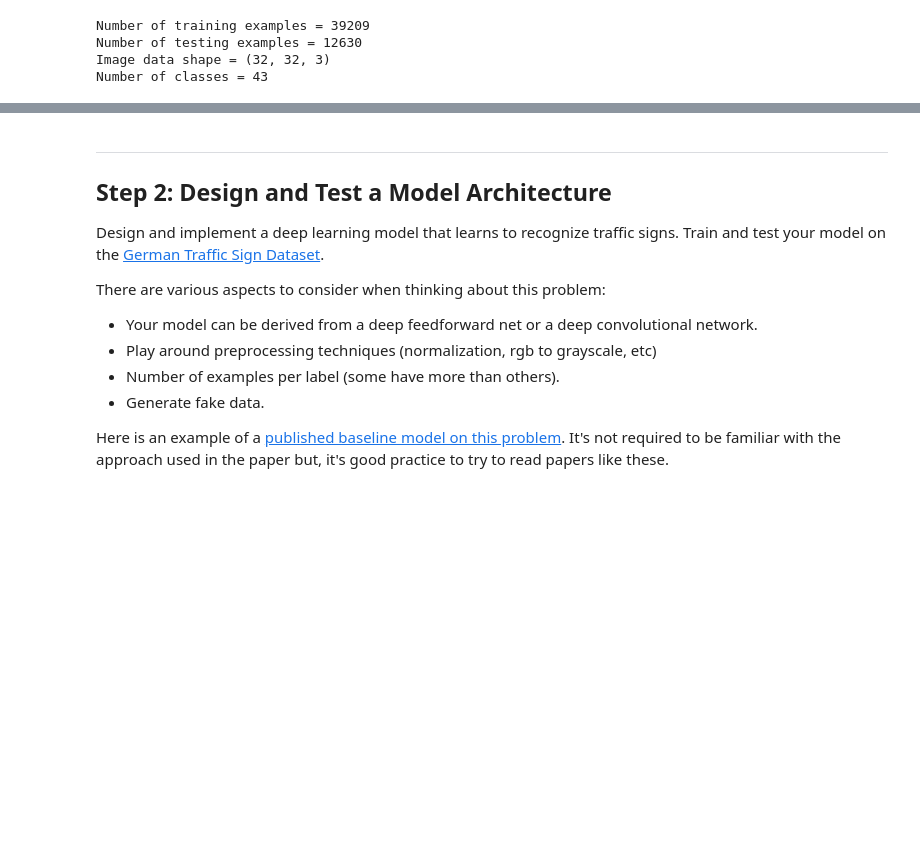
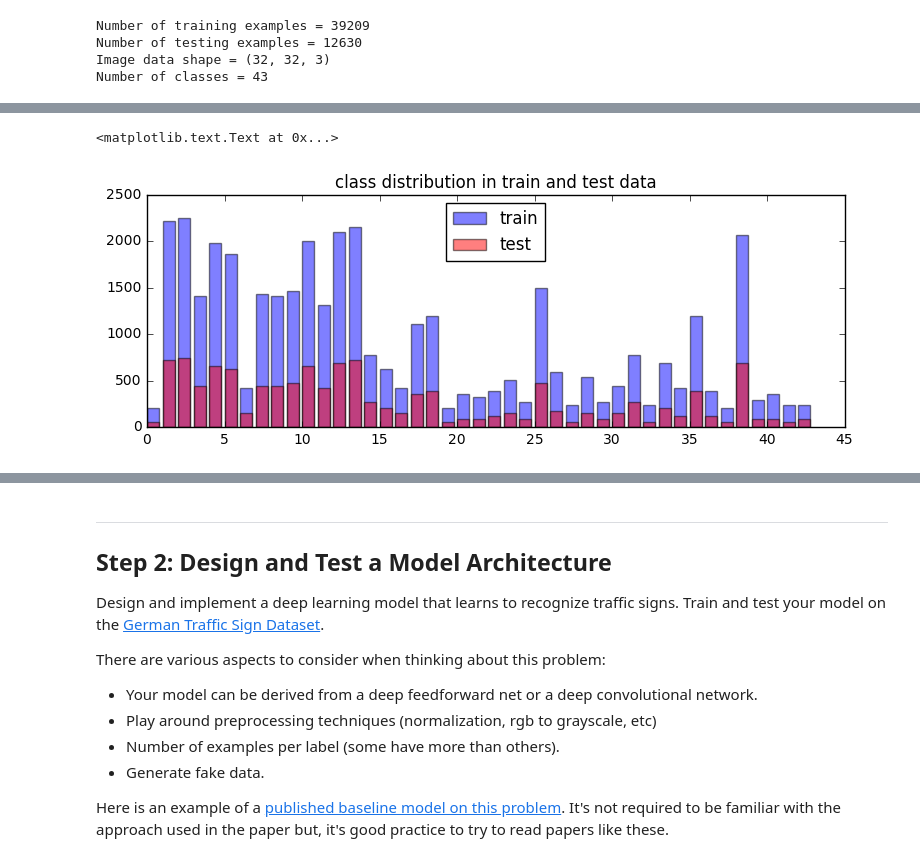
Before and after one commit to anuragreddygv323/traffic-signs, a Jupyter notebook: Traffic_Signs_Recognition.ipynb, the cells around one changed output, grey strips where cells are left out. Saved outputs shown, nothing was run; the diff lists cells and outputs as text; code cells hidden in the pictures; blank space fills up the shorter version.

```diff
--- a/Traffic_Signs_Recognition.ipynb
+++ b/Traffic_Signs_Recognition.ipynb
@@ -80,0 +143,16 @@ Number of classes = 43
+# %%
+# now look at the distributions of classes in train and test
+# 1. are the distributions skewed?
+# 2. are the distributions in train and test similiar?
+
+train_classes = np.bincount(y_train)
+test_classes = np.bincount(y_test)
+assert train_classes.shape[0] == test_classes.shape[0], "train and test data don't have same number of clases"
+plt.figure(figsize=(9, 3))
+plt.bar(range(n_classes), train_classes, label="train", color="b", alpha=0.5)
+plt.bar(range(n_classes), test_classes, label="test", color="r", alpha=0.5)
+plt.legend(loc="best")
+plt.title("class distribution in train and test data")
+# %% [output]
+<matplotlib.text.Text at 0x...>
+[figure, added]
```
Also changed, not shown: parts of 71 cells of this notebook, 8 other files.
